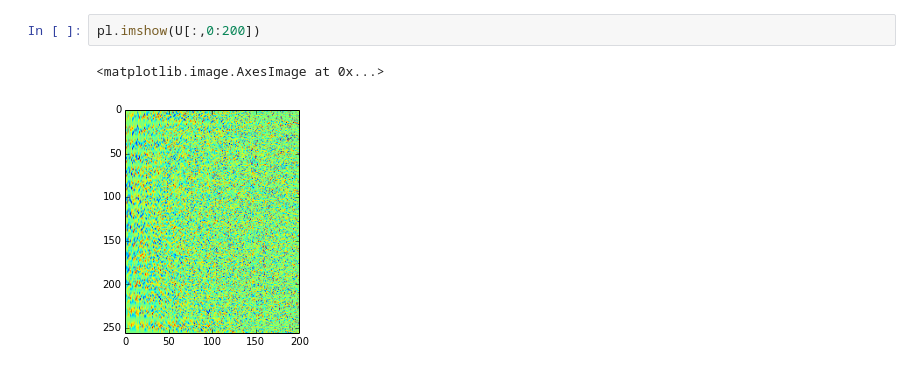
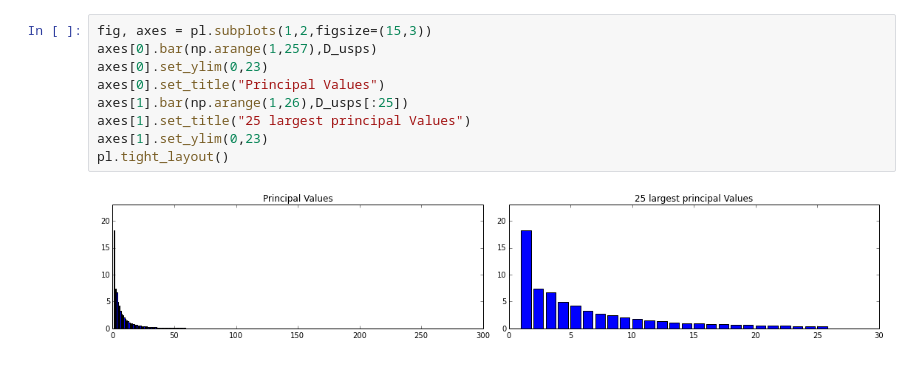
Before and after one commit to helmersl/ml_lab_SS2015, a Jupyter notebook: hw1/files/ps1_application.ipynb, the cells around one changed output. Cells and saved outputs as stored; diff of their text form.

```diff
--- a/hw1/files/ps1_application.ipynb
+++ b/hw1/files/ps1_application.ipynb
@@ -29,5 +25,11 @@ plt.tight_layout()
-# %%
-pl.imshow(U[:,0:200])
-# %% [output]
-<matplotlib.image.AxesImage at 0x...>
-[figure, removed]
+# %%
+fig, axes = pl.subplots(1,2,figsize=(15,3))
+axes[0].bar(np.arange(1,257),D_usps)
+axes[0].set_ylim(0,23)
+axes[0].set_title("Principal Values")
+axes[1].bar(np.arange(1,26),D_usps[:25])
+axes[1].set_title("25 largest principal Values")
+axes[1].set_ylim(0,23)
+pl.tight_layout()
+# %% [output]
+[figure, added]
```
Also changed, not shown: parts of 20 cells of this notebook.
